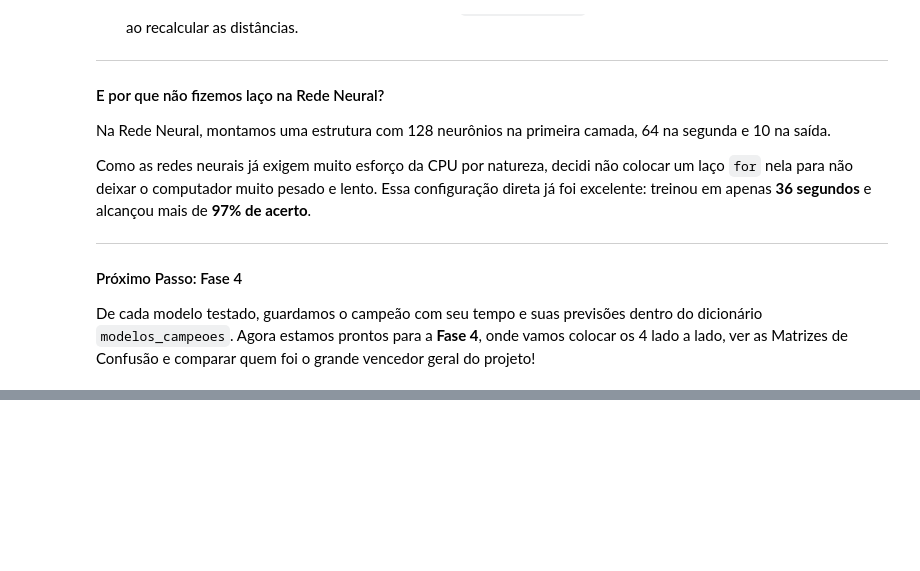
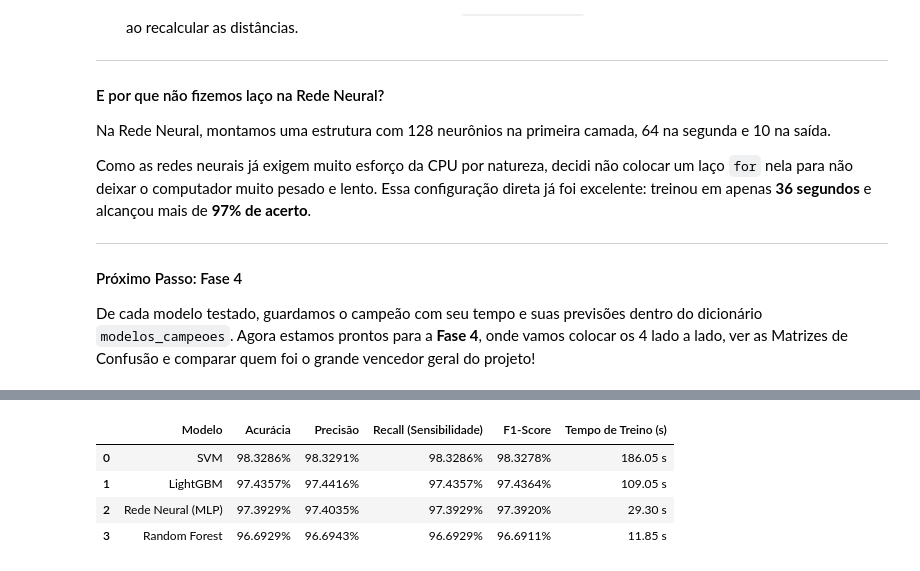
Before and after one commit to susejgo89/miniprojeto-m2-mnist-ia, a Jupyter notebook: notebooks/mnist_pipeline.ipynb, the cells around one changed output, grey strips where cells are left out. Drawn from its saved outputs; the diff is of its cells as text; code cells hidden in the pictures; blank space fills up the shorter version.

```diff
--- a/notebooks/mnist_pipeline.ipynb
+++ b/notebooks/mnist_pipeline.ipynb
@@ -741,0 +788,48 @@ De cada modelo testado, guardamos o campeão com seu tempo e suas previsões den
+# %%
+# ==============================================================================
+# 📋 FASE 4.2: Tabela Consolidada de Métricas de Desempenho (Benchmark)
+# ==============================================================================
+import pandas as pd
+from sklearn.metrics import accuracy_score, precision_score, recall_score, f1_score
+
+# 1. Lista para armazenar o resumo de cada modelo
+metricas_lista = []
+
+# 2. Calcula as métricas consolidadas no conjunto de teste para cada campeão
+for nome_modelo, dados in modelos_campeoes.items():
+    y_pred = dados['y_pred']
+    tempo = dados['tempo']
+
+    # Cálculo das métricas oficiais no conjunto de teste (X_test, y_test)
+    acc = accuracy_score(y_test, y_pred)
+    prec = precision_score(y_test, y_pred, average='weighted')
+    rec = recall_score(y_test, y_pred, average='weighted')
+    f1 = f1_score(y_test, y_pred, average='weighted')
+
+    metricas_lista.append({
+        'Modelo': nome_modelo,
+        'Acurácia': acc,
+        'Precisão': prec,
+        'Recall (Sensibilidade)': rec,
+        'F1-Score': f1,
+        'Tempo de Treino (s)': tempo
+    })
+
+# 3. Criação e ordenação do DataFrame pelo F1-Score (do melhor para o pior)
+df_benchmark = pd.DataFrame(metricas_lista)
+df_benchmark = df_benchmark.sort_values(by='F1-Score', ascending=False).reset_index(drop=True)
+
+# 4. Exibição formatada com destaque visual
+display(df_benchmark.style.format({
+    'Acurácia': '{:.4%}',
+    'Precisão': '{:.4%}',
+    'Recall (Sensibilidade)': '{:.4%}',
+    'F1-Score': '{:.4%}',
+    'Tempo de Treino (s)': '{:.2f} s'
+}).background_gradient(subset=['Acurácia', 'F1-Score'], cmap='Greens'))
+# %% [output]
+|  | Modelo | Acurácia | Precisão | Recall (Sensibilidade) | F1-Score | Tempo de Treino (s) |
+| 0 | SVM | 98.3286% | 98.3291% | 98.3286% | 98.3278% | 186.05 s |
+| 1 | LightGBM | 97.4357% | 97.4416% | 97.4357% | 97.4364% | 109.05 s |
+| 2 | Rede Neural (MLP) | 97.3929% | 97.4035% | 97.3929% | 97.3920% | 29.30 s |
+| 3 | Random Forest | 96.6929% | 96.6943% | 96.6929% | 96.6911% | 11.85 s |
```
Also changed, not shown: parts of 8 cells of this notebook, 1 other file.
